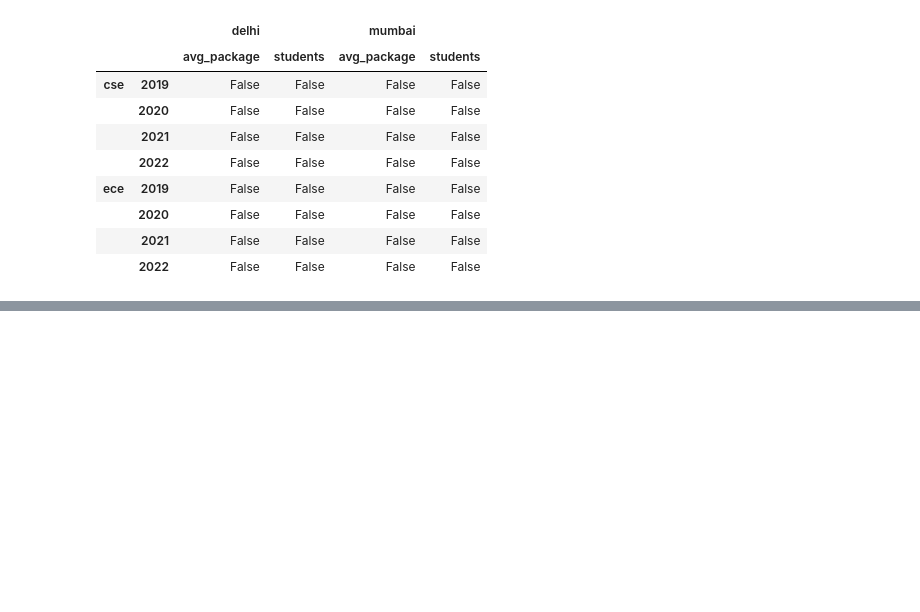
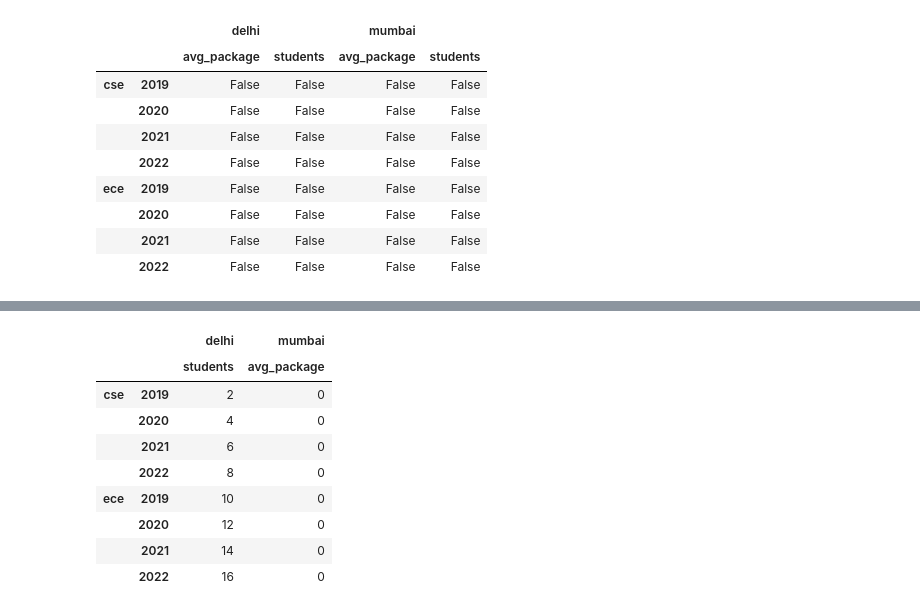
Before and after one commit to Muhammad-Waleed-Source/Pandas, a Jupyter notebook: Pandas_6_MultiIndex_Series_and_DataFrames.ipynb, the cells around one changed output, grey strips where cells are left out. Drawn from its saved outputs; the diff is of its cells as text; code cells hidden in the pictures; blank space fills up the shorter version.

```diff
--- a/Pandas_6_MultiIndex_Series_and_DataFrames.ipynb
+++ b/Pandas_6_MultiIndex_Series_and_DataFrames.ipynb
@@ -653,0 +729,14 @@ branch_df3.isnull()
+# %%
+# multiple cols
+branch_df3.iloc[:, 1:3]
+# %% [output]
+|  |  | delhi | mumbai |
+|  |  | students | avg_package |
+| cse | 2019 | 2 | 0 |
+|  | 2020 | 4 | 0 |
+|  | 2021 | 6 | 0 |
+|  | 2022 | 8 | 0 |
+| ece | 2019 | 10 | 0 |
+|  | 2020 | 12 | 0 |
+|  | 2021 | 14 | 0 |
+|  | 2022 | 16 | 0 |
```
Also changed, not shown: parts of 10 cells of this notebook.
